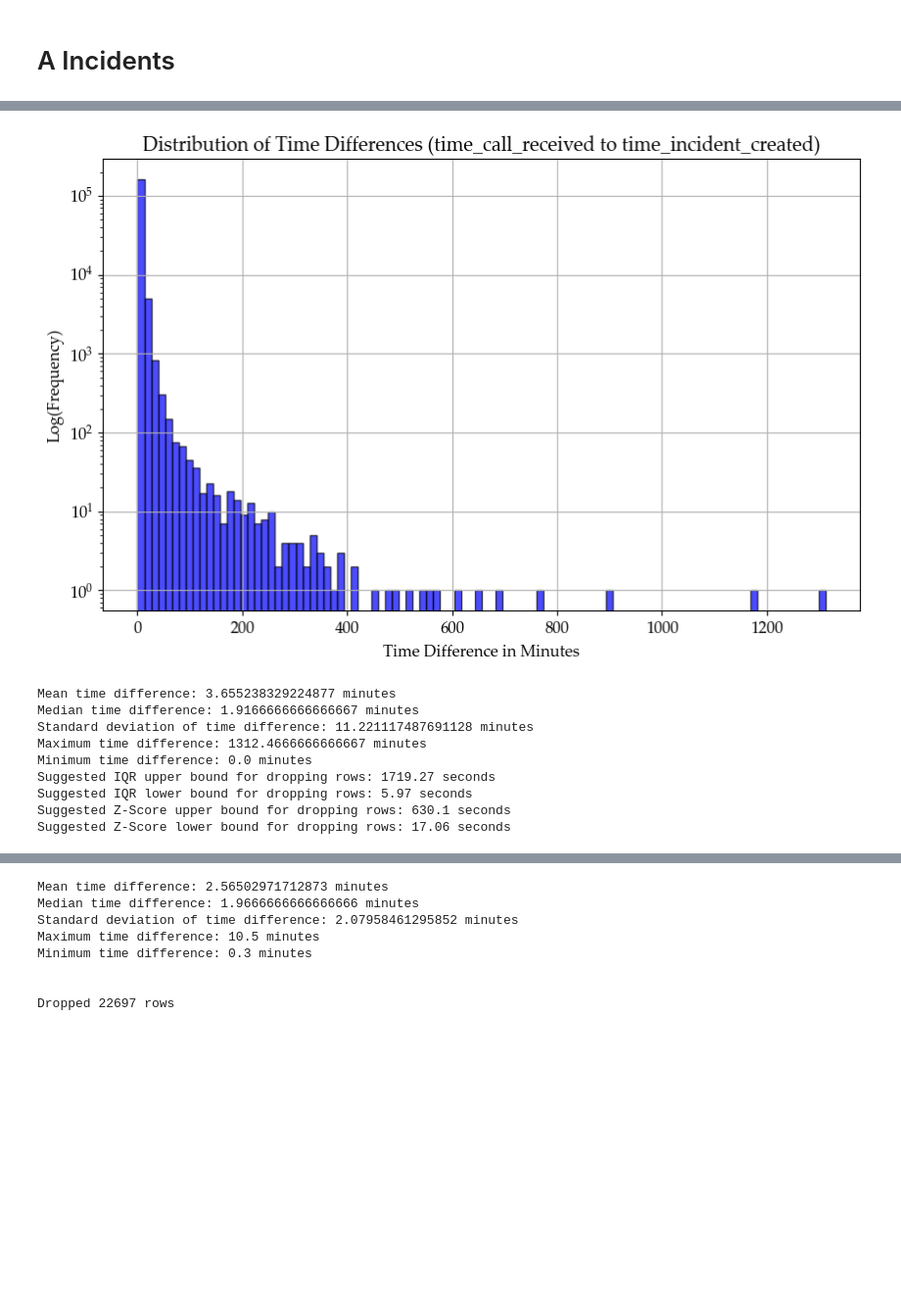
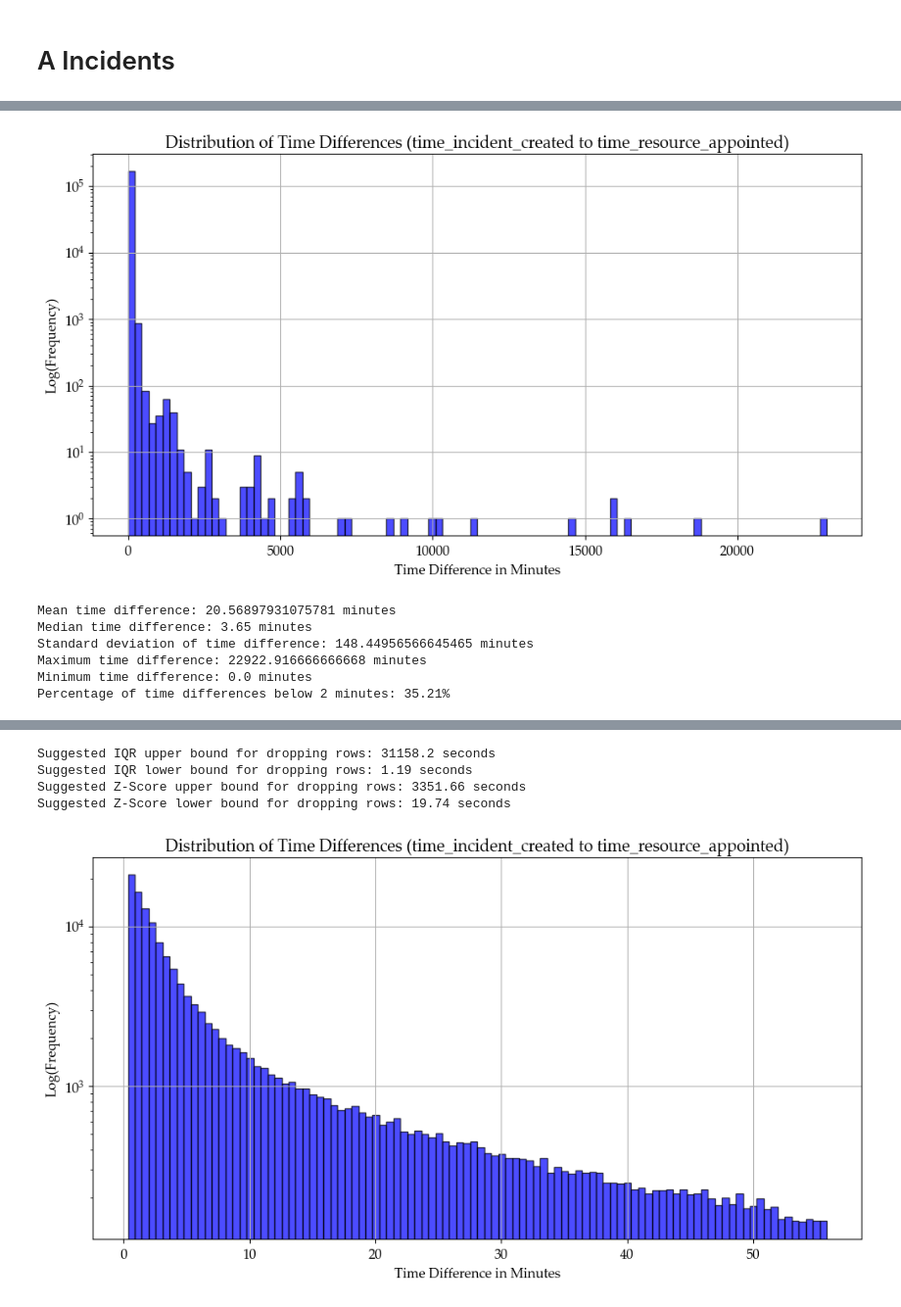
Before and after one commit to Emergency-Optimizers/Data-Processing, a Jupyter notebook: source/analysis/wrong_time_stamps.ipynb, the cells around one changed output, grey strips where cells are left out. Shown at 98% size. Cells and saved outputs as stored; diff of their text form; code cells hidden in the pictures; blank space fills up the shorter version.

Commit message:
Add plot_percentage_below_threshold_per_hour

```diff
--- a/source/analysis/wrong_time_stamps.ipynb
+++ b/source/analysis/wrong_time_stamps.ipynb
@@ -73,7 +73,8 @@ def outlier_plotting(
     IQR_multiplier: float = 1.5,
     z_score_threshold: float = 3,
     bounds_to_use: str = "z",
-    cancelled: bool = False
+    cancelled: bool = False,
+    percentage_threshold: float = None
 ):
     plotter.plot_time_difference_distribution(
         dataframe,
@@ -81,8 +82,18 @@ def outlier_plotting(
         column_end,
         triage_impression,
         log_scale,
-        cancelled
+        cancelled,
+        percentage_threshold
     )
+    if percentage_threshold is not None:
+        plotter.plot_percentage_below_threshold_per_hour(
+            dataframe,
+            column_start,
+            column_end,
+            percentage_threshold,
+            triage_impression,
+            cancelled
+        )
 
     before_size = dataframe.shape[0]
 
@@ -104,10 +115,20 @@ def outlier_plotting(
         column_end,
         triage_impression,
         log_scale,
-        cancelled
+        cancelled,
+        percentage_threshold
     )
+    if percentage_threshold is not None:
+        plotter.plot_percentage_below_threshold_per_hour(
+            dataframe,
+            column_start,
+            column_end,
+            percentage_threshold,
+            triage_impression,
+            cancelled
+        )
 
-    print(f"\n\nDropped {before_size - dataframe.shape[0]} rows")
+    print(f"\n\nDropped {before_size - dataframe.shape[0]} ({((before_size - dataframe.shape[0]) / before_size) * 100}%) rows")
 # %% [markdown]
 # Main
 # %%
@@ -169,21 +216,19 @@ dataframe = data_preprocessor._remove_na(dataframe)
 # %%
 outlier_plotting(
     dataframe,
     triage_impression="A",
-    column_start="time_call_received",
-    column_end="time_incident_created",
+    column_start="time_incident_created",
+    column_end="time_resource_appointed",
     log_scale=True,
     z_score_threshold=1.5,
-    bounds_to_use="z"
+    bounds_to_use="z",
+    percentage_threshold=2
 )
 # %% [output]
-[figure, old version]
+[figure, new version]
-Mean time difference: 3.655238329224877 minutes
-Median time difference: 1.9166666666666667 minutes
-Standard deviation of time difference: 11.221117487691128 minutes
-Maximum time difference: 1312.4666666666667 minutes
+Mean time difference: 20.56897931075781 minutes
+Median time difference: 3.65 minutes
+Standard deviation of time difference: 148.44956566645465 minutes
+Maximum time difference: 22922.916666666668 minutes
 Minimum time difference: 0.0 minutes
-Suggested IQR upper bound for dropping rows: 1719.27 seconds
-Suggested IQR lower bound for dropping rows: 5.97 seconds
-Suggested Z-Score upper bound for dropping rows: 630.1 seconds
-Suggested Z-Score lower bound for dropping rows: 17.06 seconds
+Percentage of time differences below 2 minutes: 35.21%
@@ -191,8 +236,5 @@ Suggested Z-Score lower bound for dropping rows: 17.06 seconds
-Mean time difference: 2.56502971712873 minutes
-Median time difference: 1.9666666666666666 minutes
-Standard deviation of time difference: 2.07958461295852 minutes
-Maximum time difference: 10.5 minutes
-Minimum time difference: 0.3 minutes
-
-
-Dropped 22697 rows
+Suggested IQR upper bound for dropping rows: 31158.2 seconds
+Suggested IQR lower bound for dropping rows: 1.19 seconds
+Suggested Z-Score upper bound for dropping rows: 3351.66 seconds
+Suggested Z-Score lower bound for dropping rows: 19.74 seconds
+[figure, added]
```
Also changed, not shown: parts of 12 cells of this notebook, 1 other file.
